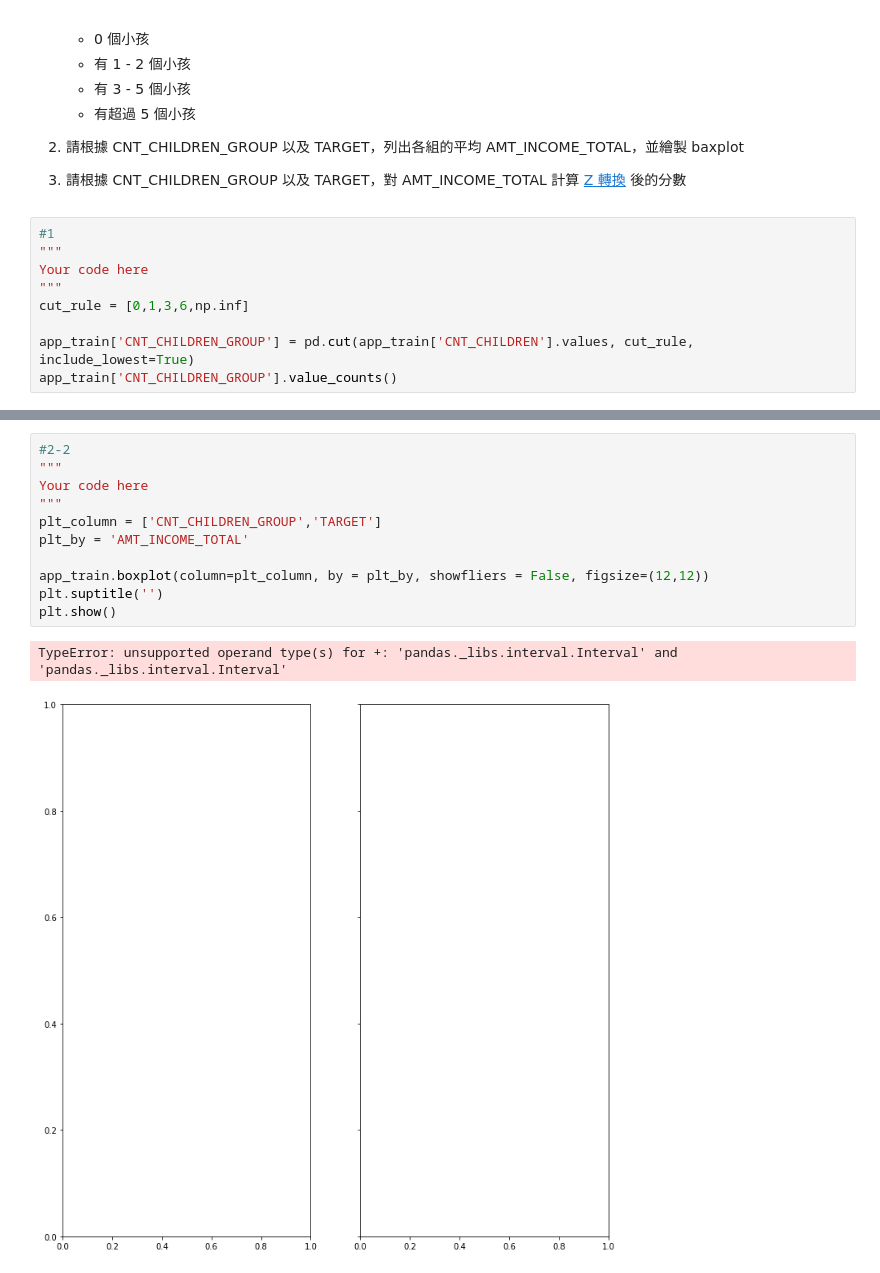
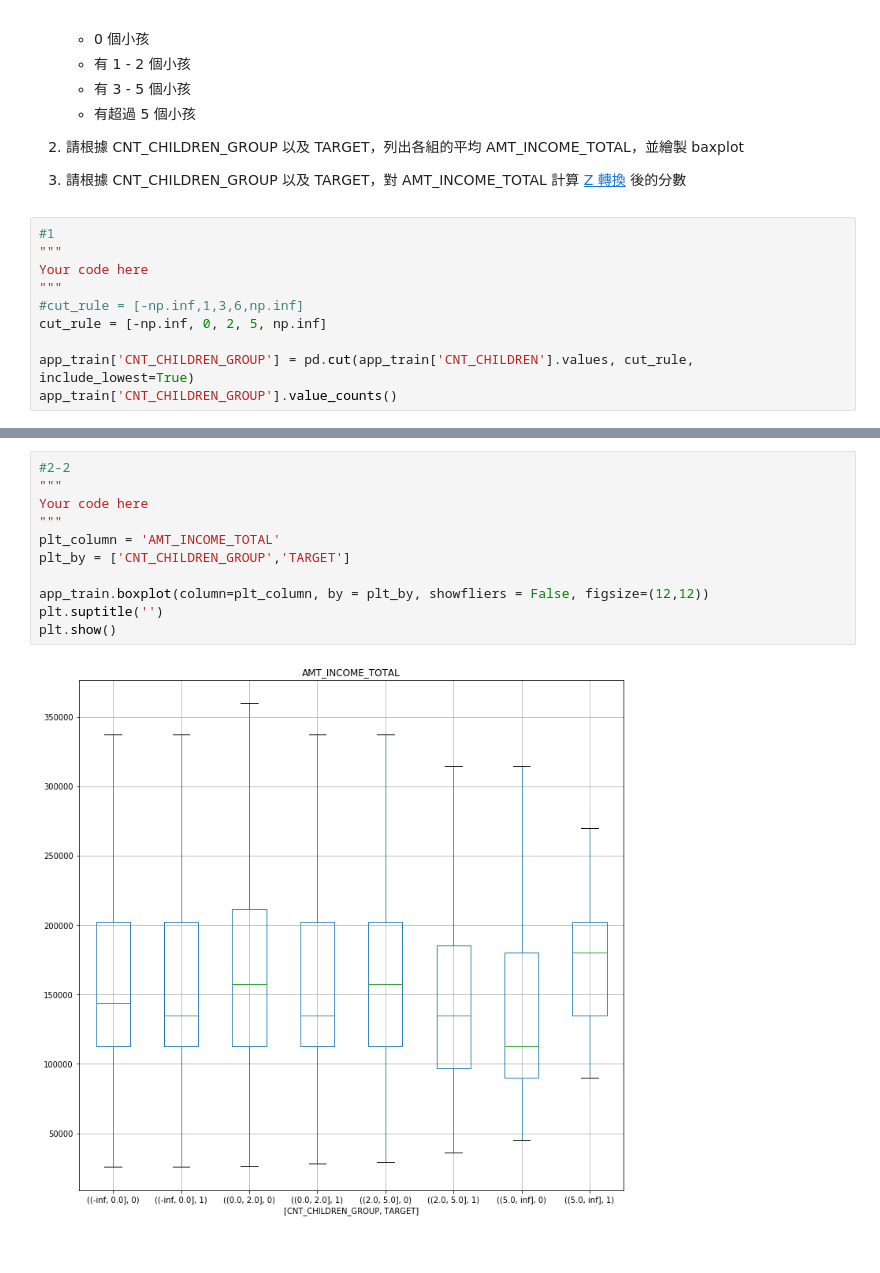
Before and after one commit to k1012ken/ML100Days, a Jupyter notebook: homework/Day_013_HW.ipynb, the cells around one changed output, grey strips where cells are left out. Saved outputs shown, nothing was run; the diff lists cells and outputs as text.

```diff
--- a/homework/Day_013_HW.ipynb
+++ b/homework/Day_013_HW.ipynb
@@ -50,7 +50,8 @@ Path of read in data: ./data/application_train.csv
 """
 Your code here
 """
-cut_rule = [0,1,3,6,np.inf]
+#cut_rule = [-np.inf,1,3,6,np.inf]
+cut_rule = [-np.inf, 0, 2, 5, np.inf]
 
 app_train['CNT_CHILDREN_GROUP'] = pd.cut(app_train['CNT_CHILDREN'].values, cut_rule, include_lowest=True)
 app_train['CNT_CHILDREN_GROUP'].value_counts()
@@ -131,14 +84,13 @@ app_train
 # %%
 #2-2
 """
 Your code here
 """
-plt_column = ['CNT_CHILDREN_GROUP','TARGET']
-plt_by = 'AMT_INCOME_TOTAL'
+plt_column = 'AMT_INCOME_TOTAL'
+plt_by = ['CNT_CHILDREN_GROUP','TARGET']
 
 app_train.boxplot(column=plt_column, by = plt_by, showfliers = False, figsize=(12,12))
 plt.suptitle('')
 plt.show()
 # %% [output]
-TypeError: unsupported operand type(s) for +: 'pandas._libs.interval.Interval' and 'pandas._libs.interval.Interval'
-[figure, old version]
+[figure, new version]
```
Also changed, not shown: parts of 11 cells of this notebook.
